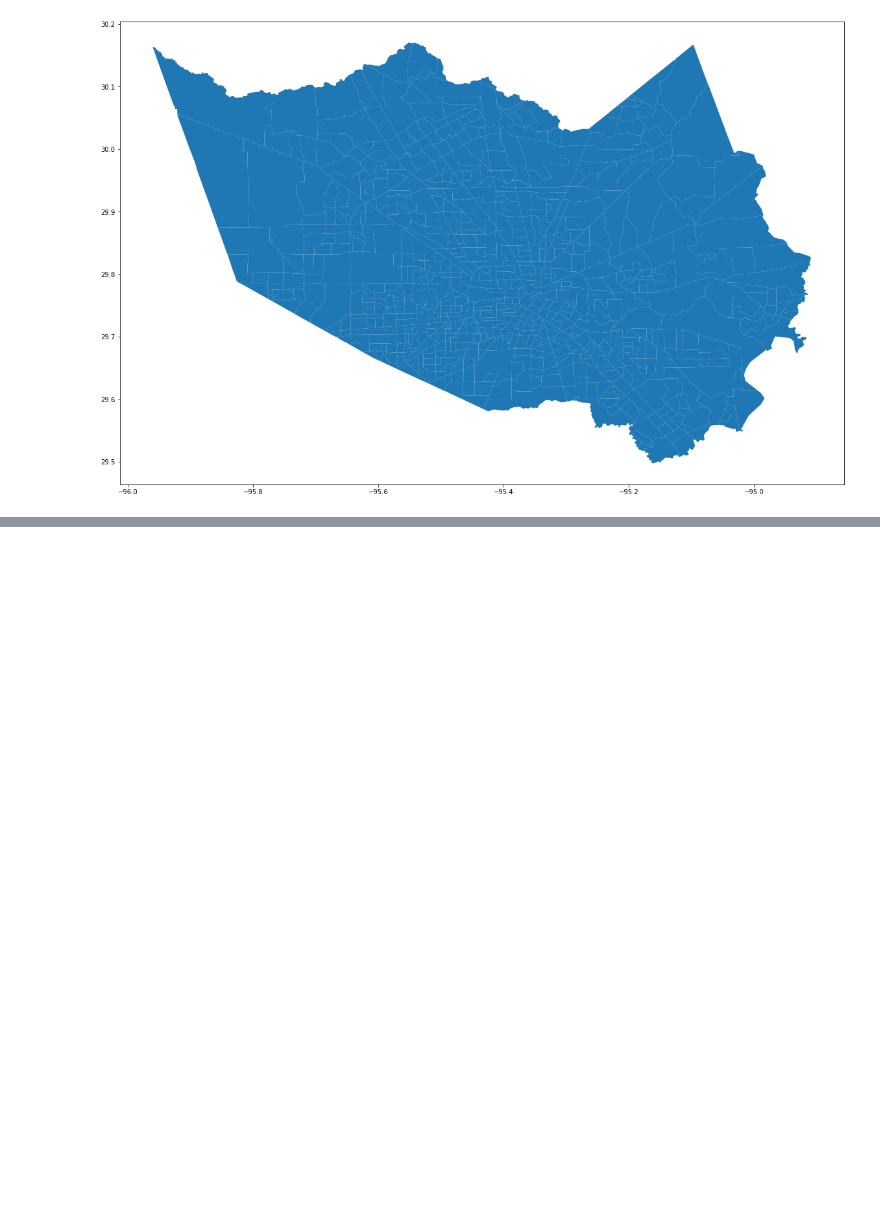
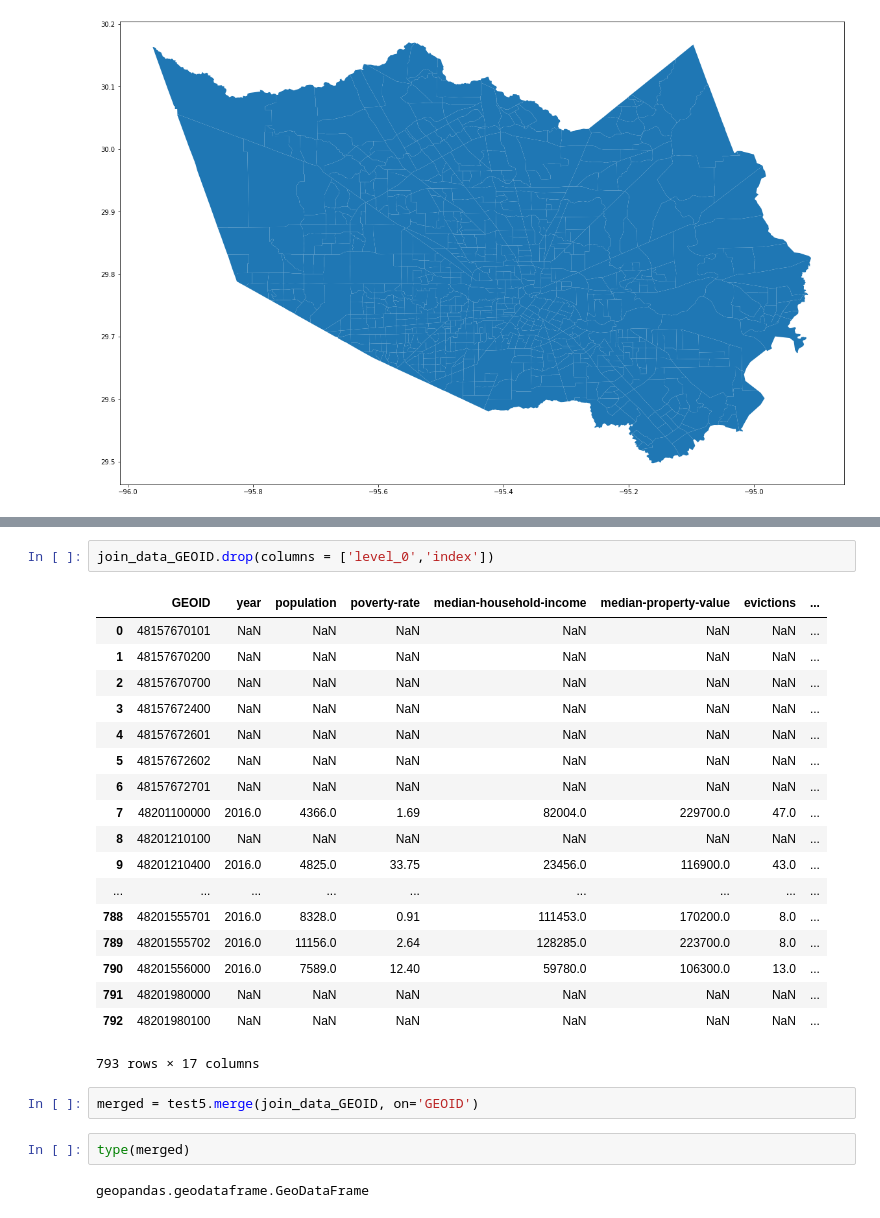
Before and after one commit to eccadena/FIPS_Investment_Decision_Project, a Jupyter notebook: notebooks/Untitled.ipynb, the cells around one changed output, grey strips where cells are left out. Saved outputs shown, nothing was run; the diff lists cells and outputs as text; blank space fills up the shorter version.

```diff
--- a/notebooks/Untitled.ipynb
+++ b/notebooks/Untitled.ipynb
@@ -100,0 +152,27 @@ test5.plot(figsize = (20,20))
+# %%
+join_data_GEOID.drop(columns = ['level_0','index'])
+# %% [output]
+|  | GEOID | year | population | poverty-rate | median-household-income | median-property-value | evictions | ... |
+| 0 | 48157670101 | NaN | NaN | NaN | NaN | NaN | NaN | ... |
+| 1 | 48157670200 | NaN | NaN | NaN | NaN | NaN | NaN | ... |
+| 2 | 48157670700 | NaN | NaN | NaN | NaN | NaN | NaN | ... |
+| 3 | 48157672400 | NaN | NaN | NaN | NaN | NaN | NaN | ... |
+| 4 | 48157672601 | NaN | NaN | NaN | NaN | NaN | NaN | ... |
+| 5 | 48157672602 | NaN | NaN | NaN | NaN | NaN | NaN | ... |
+| 6 | 48157672701 | NaN | NaN | NaN | NaN | NaN | NaN | ... |
+| 7 | 48201100000 | 2016.0 | 4366.0 | 1.69 | 82004.0 | 229700.0 | 47.0 | ... |
+| 8 | 48201210100 | NaN | NaN | NaN | NaN | NaN | NaN | ... |
+| 9 | 48201210400 | 2016.0 | 4825.0 | 33.75 | 23456.0 | 116900.0 | 43.0 | ... |
+| ... | ... | ... | ... | ... | ... | ... | ... | ... |
+| 788 | 48201555701 | 2016.0 | 8328.0 | 0.91 | 111453.0 | 170200.0 | 8.0 | ... |
+| 789 | 48201555702 | 2016.0 | 11156.0 | 2.64 | 128285.0 | 223700.0 | 8.0 | ... |
+| 790 | 48201556000 | 2016.0 | 7589.0 | 12.40 | 59780.0 | 106300.0 | 13.0 | ... |
+| 791 | 48201980000 | NaN | NaN | NaN | NaN | NaN | NaN | ... |
+| 792 | 48201980100 | NaN | NaN | NaN | NaN | NaN | NaN | ... |
+793 rows × 17 columns
+# %%
+merged = test5.merge(join_data_GEOID, on='GEOID')
+# %%
+type(merged)
+# %% [output]
+geopandas.geodataframe.GeoDataFrame
```
Also changed, not shown: parts of 5 cells of this notebook.
